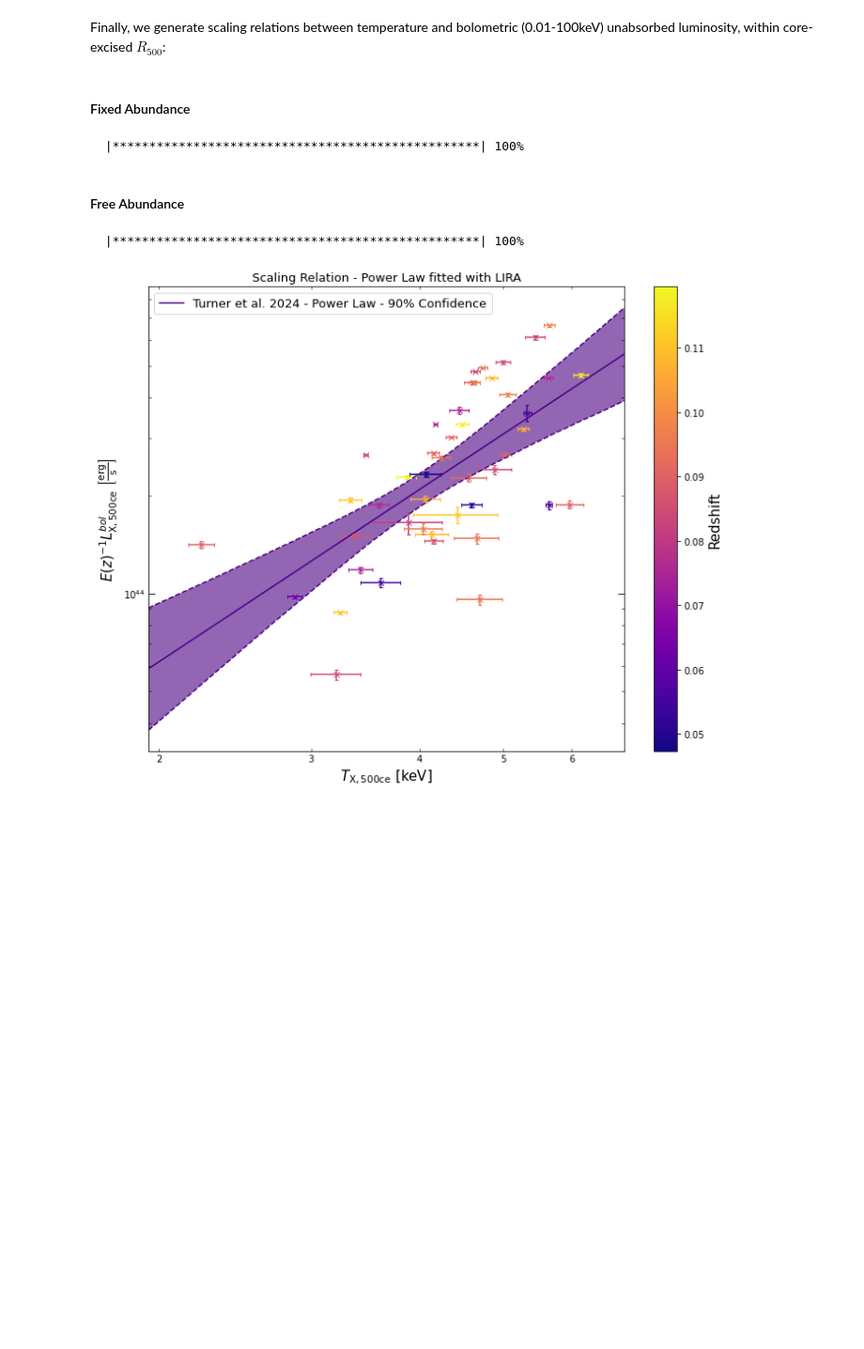
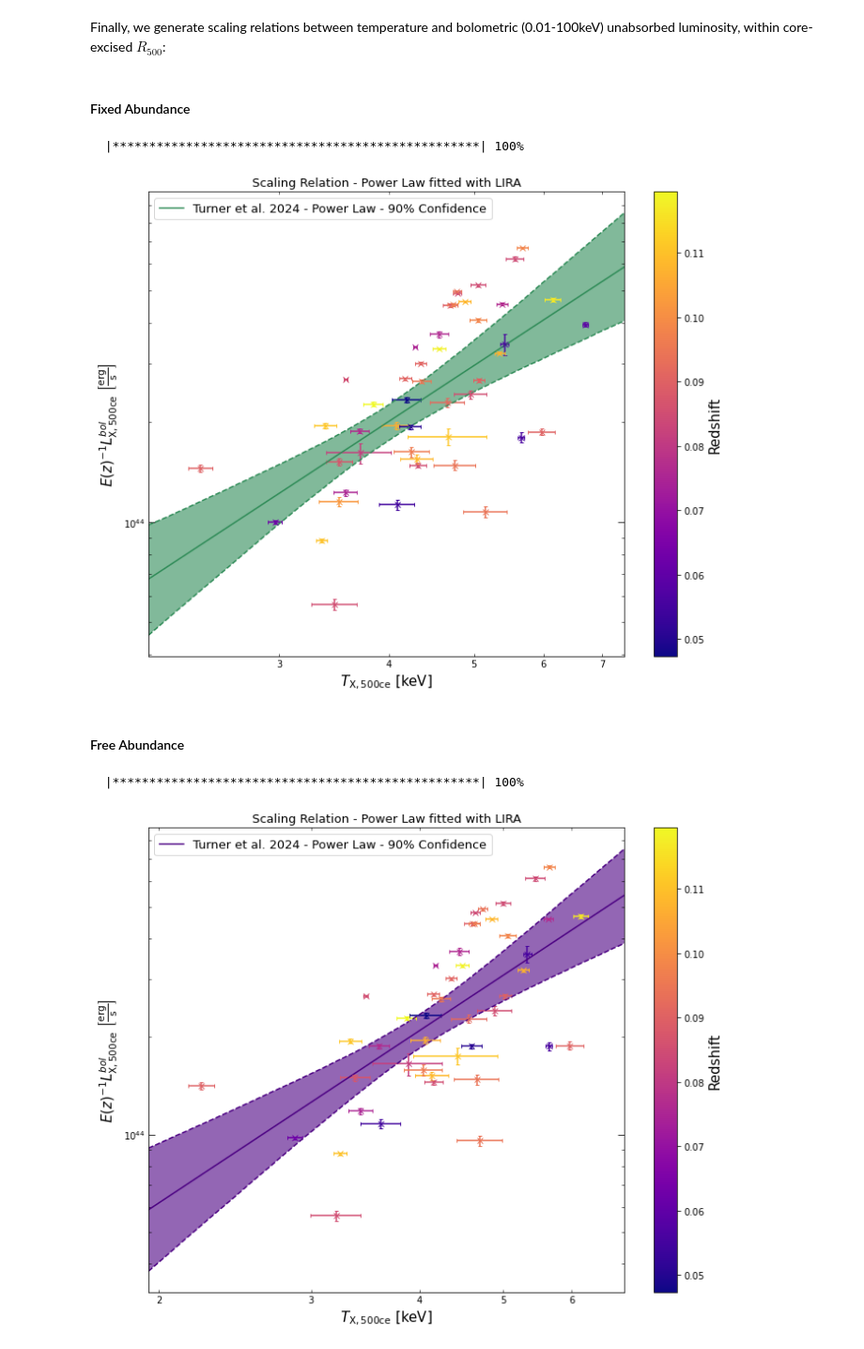
Before and after one commit to LoVoCCS/X-LoVoCCS-Analyses, a Jupyter notebook: notebooks/scaling_relations/luminosity_temperature.ipynb, the cells around one changed output. Shown at 94% size. Saved outputs shown, nothing was run; the diff lists cells and outputs as text; code cells hidden in the pictures; blank space fills up the shorter version.

```diff
--- a/notebooks/scaling_relations/luminosity_temperature.ipynb
+++ b/notebooks/scaling_relations/luminosity_temperature.ipynb
@@ -304,6 +306,10 @@ lxbol_tx_r500ce_metfix.name = r"X-LoVoCCS $R_{500ce}$ Met-Fixed"
 lxbol_tx_r500ce_metfix.save(stor_pth + 'lxbol_tx_r500ce_metfix.xgarel')
 # %% [output]
   |**************************************************| 100%
+# %%
+lxbol_tx_r500ce_metfix.view(save_path=fig_pth+"lxbol_tx_r500ce_metfix.pdf")
+# %% [output]
+[figure, added]
 # %% [markdown]
 #### Free Abundance
 # %%
```
Also changed, not shown: parts of 16 cells of this notebook.
